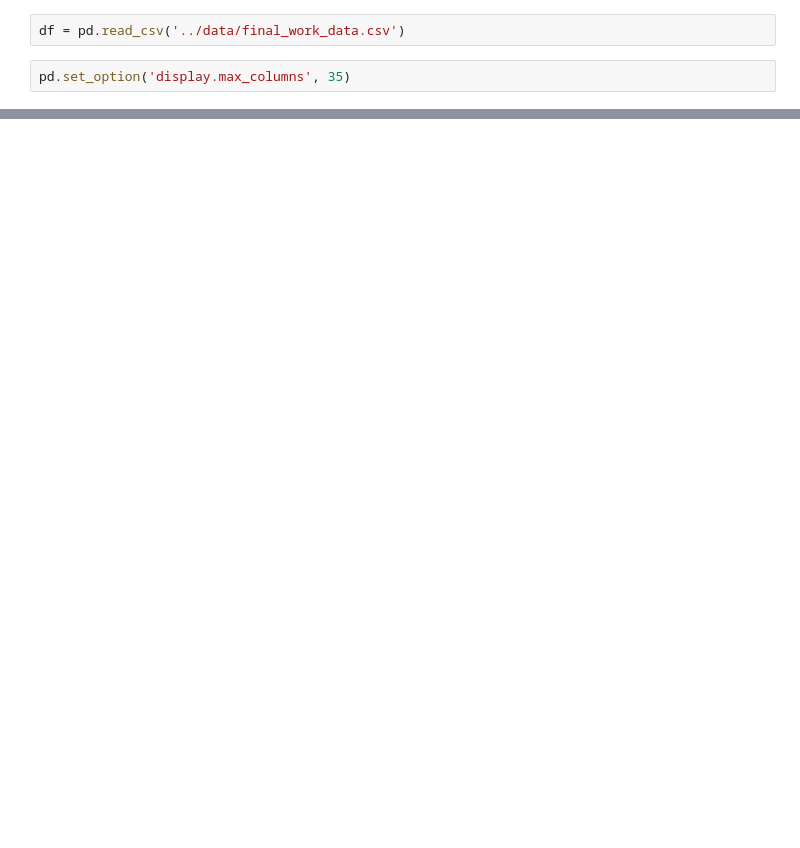
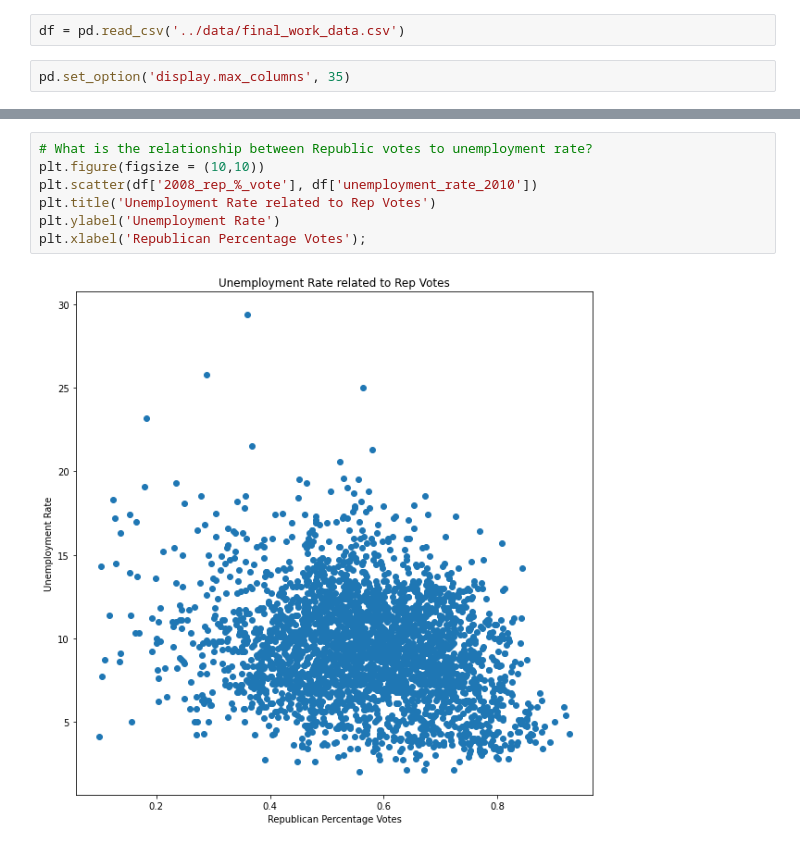
Before and after one commit to khbk/capstone-unemployment, a Jupyter notebook: code/02_EDA.ipynb, the cells around one changed output, grey strips where cells are left out. Cells and saved outputs as stored; diff of their text form; blank space fills up the shorter version.

```diff
--- a/code/02_EDA.ipynb
+++ b/code/02_EDA.ipynb
@@ -42,0 +240,9 @@ plt.scatter(df['unemployment_rate_2010'], df['2008_other_%_vote'])
+# %%
+# What is the relationship between Republic votes to unemployment rate?
+plt.figure(figsize = (10,10))
+plt.scatter(df['2008_rep_%_vote'], df['unemployment_rate_2010'])
+plt.title('Unemployment Rate related to Rep Votes')
+plt.ylabel('Unemployment Rate')
+plt.xlabel('Republican Percentage Votes');
+# %% [output]
+[figure, added]
```
Also changed, not shown: parts of 38 cells of this notebook, 18 other files.
